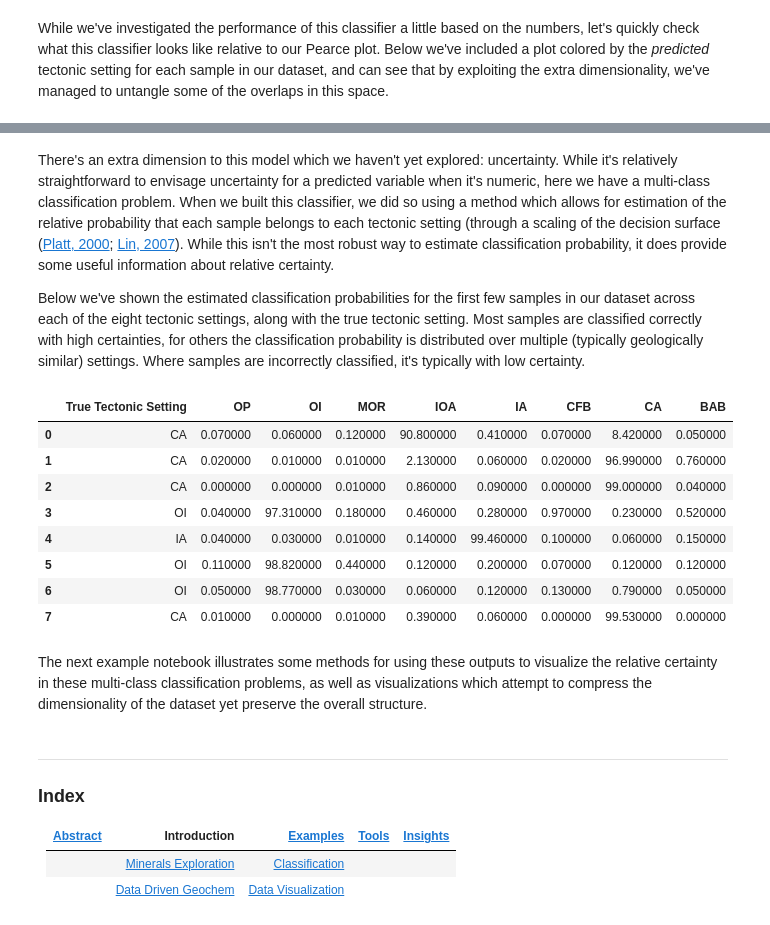
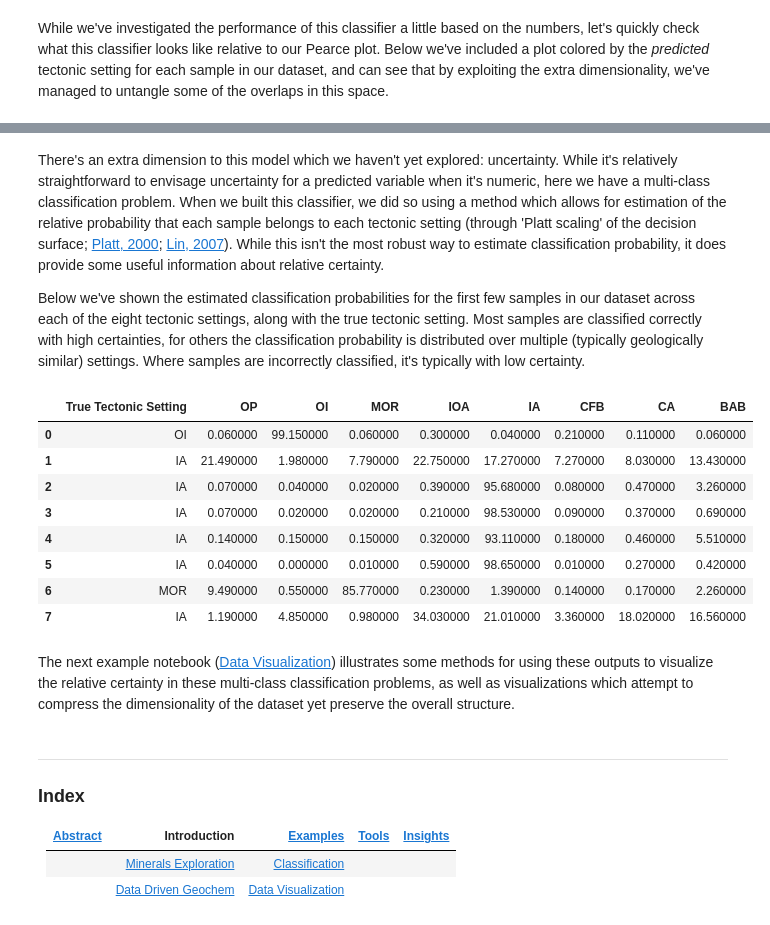
Before and after one commit to morganjwilliams/gs2020-diggingdeeper, a Jupyter notebook: 011_classification.ipynb, the cells around one changed output, grey strips where cells are left out. Drawn from its saved outputs; the diff is of its cells as text; code cells hidden in the pictures.

Commit message:
Update classification nb

```diff
--- a/011_classification.ipynb
+++ b/011_classification.ipynb
@@ -237,5 +236,5 @@ ax.legend([proxy_line(c=coll.get_facecolors()[0], marker='o', ls='none') for col
 # %% [markdown]
-There's an extra dimension to this model which we haven't yet explored: uncertainty. While it's relatively straightforward to envisage uncertainty for a predicted variable when it's numeric, here we have a multi-class classification problem. When we built this classifier, we did so using a method which allows for estimation of the relative probability that each sample belongs to each tectonic setting (through a scaling of the decision surface ([Platt, 2000]; [Lin, 2007]). While this isn't the most robust way to estimate classification probability, it does provide some useful information about relative certainty.
+There's an extra dimension to this model which we haven't yet explored: uncertainty. While it's relatively straightforward to envisage uncertainty for a predicted variable when it's numeric, here we have a multi-class classification problem. When we built this classifier, we did so using a method which allows for estimation of the relative probability that each sample belongs to each tectonic setting (through 'Platt scaling' of the decision surface; [Platt, 2000]; [Lin, 2007]). While this isn't the most robust way to estimate classification probability, it does provide some useful information about relative certainty.
 
 Below we've shown the estimated classification probabilities for the first few samples in our dataset across each of the eight tectonic settings, along with the true tectonic setting. Most samples are classified correctly with high certainties, for others the classification probability is distributed over multiple (typically geologically similar) settings. Where samples are incorrectly classified, it's typically with low certainty.
 
@@ -243,28 +242,29 @@ Below we've shown the estimated classification probabilities for the first few s
 
 [Lin, 2007]:https://doi.org/10/ckf84q "Lin, H.-T., Lin, C.-J., Weng, R.C., 2007. A note on Platt’s probabilistic outputs for support vector machines. Mach Learn 68, 267–276."
 # %%
+samples = np.random.choice(np.arange(XX_test.shape[0]), 8, replace=False)
 probs = (
     pd.DataFrame(
-        data=gs.best_estimator_.predict_proba(XX_test[:8]),
+        data=gs.best_estimator_.predict_proba(XX_test.iloc[samples]),
         columns=gs.best_estimator_.classes_,
     )
     * 100
 )
-probs["True Tectonic Setting"] = yy_test[:8].tolist()
+probs["True Tectonic Setting"] = yy_test.iloc[samples].tolist()
 table = probs[probs.columns[::-1]].round(2)
 table.style.background_gradient(cmap="Blues", axis=1)
 # %% [output]
 |  | True Tectonic Setting | OP | OI | MOR | IOA | IA | CFB | CA | BAB |
-| 0 | CA | 0.070000 | 0.060000 | 0.120000 | 90.800000 | 0.410000 | 0.070000 | 8.420000 | 0.050000 |
-| 1 | CA | 0.020000 | 0.010000 | 0.010000 | 2.130000 | 0.060000 | 0.020000 | 96.990000 | 0.760000 |
-| 2 | CA | 0.000000 | 0.000000 | 0.010000 | 0.860000 | 0.090000 | 0.000000 | 99.000000 | 0.040000 |
-| 3 | OI | 0.040000 | 97.310000 | 0.180000 | 0.460000 | 0.280000 | 0.970000 | 0.230000 | 0.520000 |
-| 4 | IA | 0.040000 | 0.030000 | 0.010000 | 0.140000 | 99.460000 | 0.100000 | 0.060000 | 0.150000 |
-| 5 | OI | 0.110000 | 98.820000 | 0.440000 | 0.120000 | 0.200000 | 0.070000 | 0.120000 | 0.120000 |
-| 6 | OI | 0.050000 | 98.770000 | 0.030000 | 0.060000 | 0.120000 | 0.130000 | 0.790000 | 0.050000 |
-| 7 | CA | 0.010000 | 0.000000 | 0.010000 | 0.390000 | 0.060000 | 0.000000 | 99.530000 | 0.000000 |
+| 0 | OI | 0.060000 | 99.150000 | 0.060000 | 0.300000 | 0.040000 | 0.210000 | 0.110000 | 0.060000 |
+| 1 | IA | 21.490000 | 1.980000 | 7.790000 | 22.750000 | 17.270000 | 7.270000 | 8.030000 | 13.430000 |
+| 2 | IA | 0.070000 | 0.040000 | 0.020000 | 0.390000 | 95.680000 | 0.080000 | 0.470000 | 3.260000 |
+| 3 | IA | 0.070000 | 0.020000 | 0.020000 | 0.210000 | 98.530000 | 0.090000 | 0.370000 | 0.690000 |
+| 4 | IA | 0.140000 | 0.150000 | 0.150000 | 0.320000 | 93.110000 | 0.180000 | 0.460000 | 5.510000 |
+| 5 | IA | 0.040000 | 0.000000 | 0.010000 | 0.590000 | 98.650000 | 0.010000 | 0.270000 | 0.420000 |
+| 6 | MOR | 9.490000 | 0.550000 | 85.770000 | 0.230000 | 1.390000 | 0.140000 | 0.170000 | 2.260000 |
+| 7 | IA | 1.190000 | 4.850000 | 0.980000 | 34.030000 | 21.010000 | 3.360000 | 18.020000 | 16.560000 |
 # %% [markdown]
-The next example notebook illustrates some methods for using these outputs to visualize the relative certainty in these multi-class classification problems, as well as visualizations which attempt to compress the dimensionality of the dataset yet preserve the overall structure.
+The next example notebook ([Data Visualization](./012_datavis.ipynb)) illustrates some methods for using these outputs to visualize the relative certainty in these multi-class classification problems, as well as visualizations which attempt to compress the dimensionality of the dataset yet preserve the overall structure.
 <!--
 
 ### Limits for Applying Models: Dataset Shift
```
Also changed, not shown: parts of 4 cells of this notebook.
